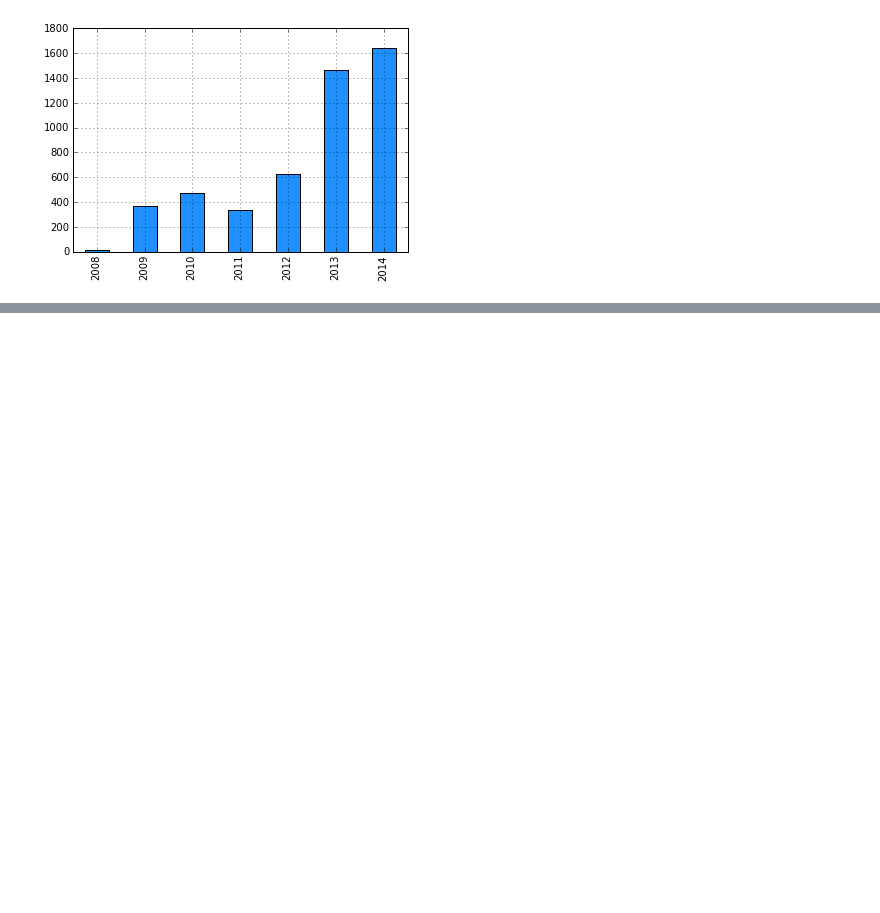
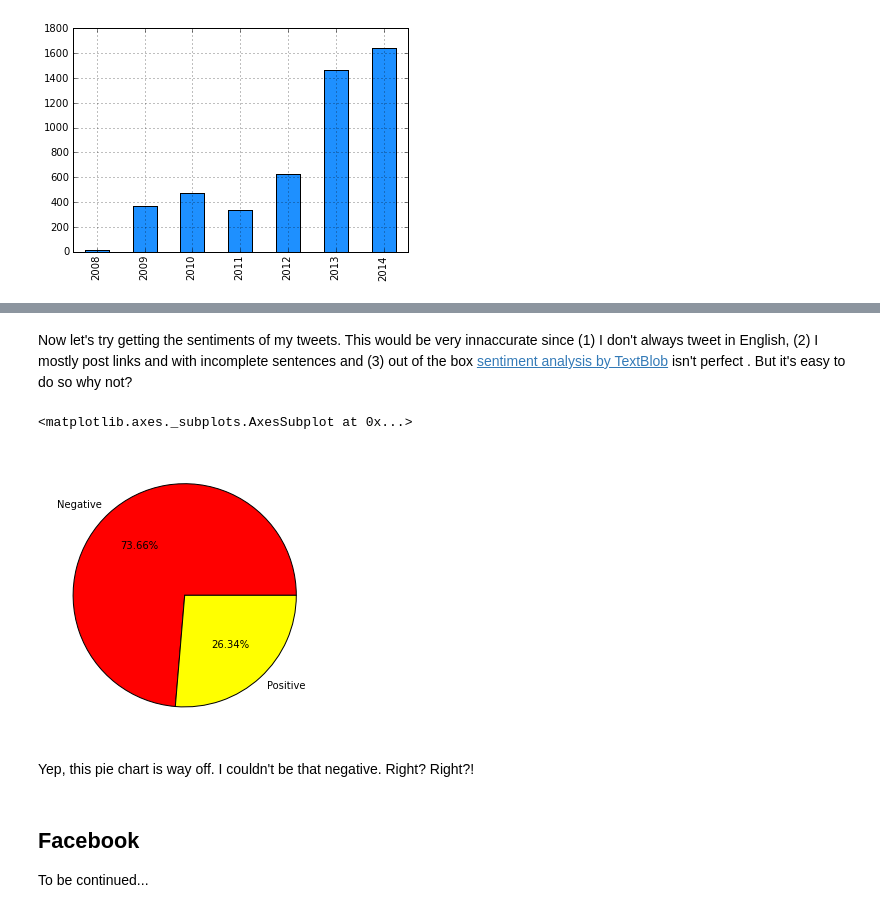
Before and after one commit to marksteve/2014, a Jupyter notebook: 2014.ipynb, the cells around one changed output, grey strips where cells are left out. Cells and saved outputs as stored; diff of their text form; code cells hidden in the pictures; blank space fills up the shorter version.

```diff
--- a/2014.ipynb
+++ b/2014.ipynb
@@ -36,0 +107,25 @@ tweets.groupby(tweets.index.year).size().plot(kind="bar", color="dodgerblue")
+# %% [markdown]
+Now let's try getting the sentiments of my tweets. This would be very innaccurate since (1) I don't always tweet in English, (2) I mostly post links and with incomplete sentences and (3) out of the box [sentiment analysis by TextBlob](http://textblob.readthedocs.org/en/dev/quickstart.html#sentiment-analysis) isn't perfect . But it's easy to do so why not?
+# %%
+from textblob import TextBlob
+
+def get_sentiment(s):
+    senti = TextBlob(s.decode('utf-8')).sentiment
+    return senti.polarity * (1 - senti.subjectivity) > 0
+
+tweets_2014.text.apply(get_sentiment).value_counts().plot(
+    kind="pie",
+    figsize=(5, 5),
+    autopct="%.2f%%",
+    cmap="autumn",
+    labels=["Negative", "Positive"],
+)
+# %% [output]
+<matplotlib.axes._subplots.AxesSubplot at 0x...>
+[figure, added]
+# %% [markdown]
+Yep, this pie chart is way off. I couldn't be that negative. Right? Right?!
+# %% [markdown]
+## Facebook
+
+To be continued...
```
Also changed, not shown: parts of 12 cells of this notebook.
